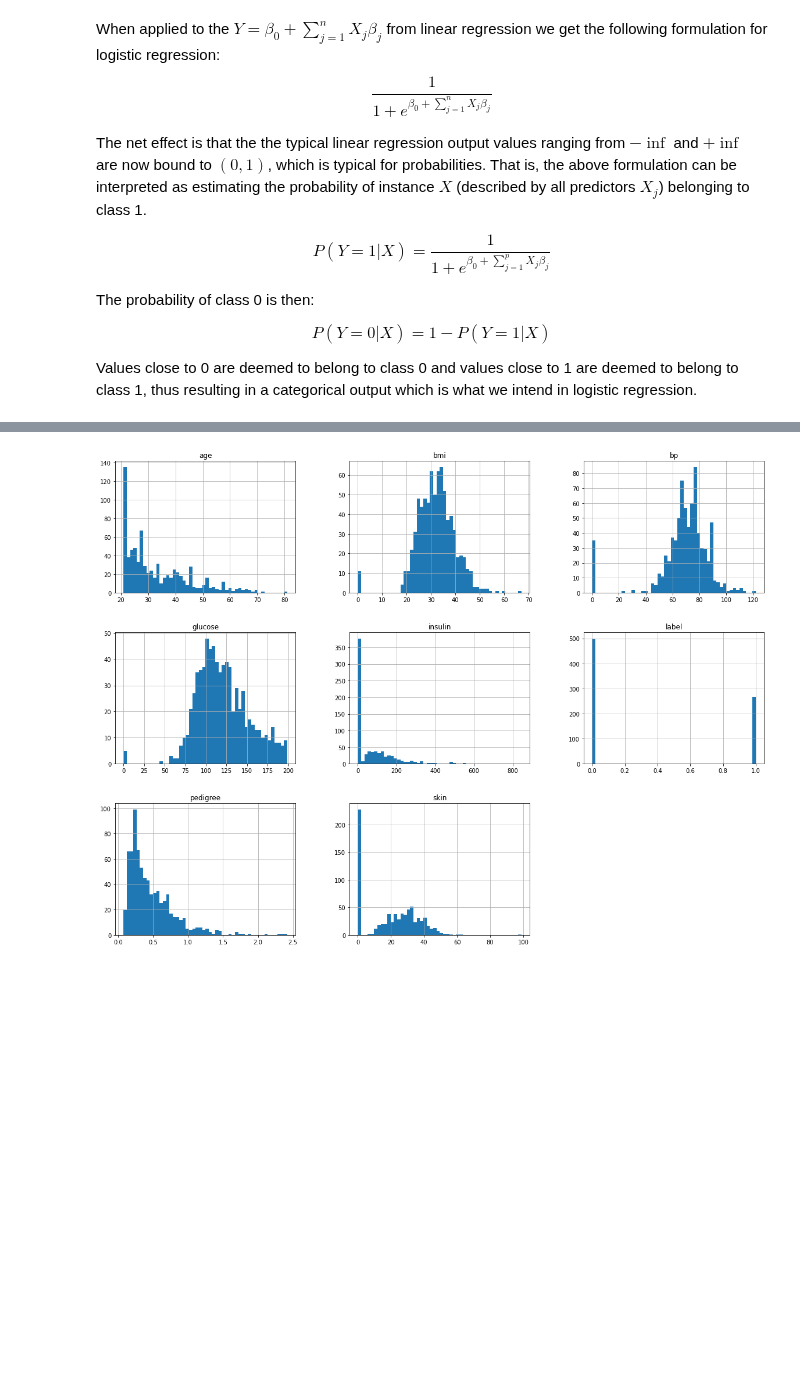
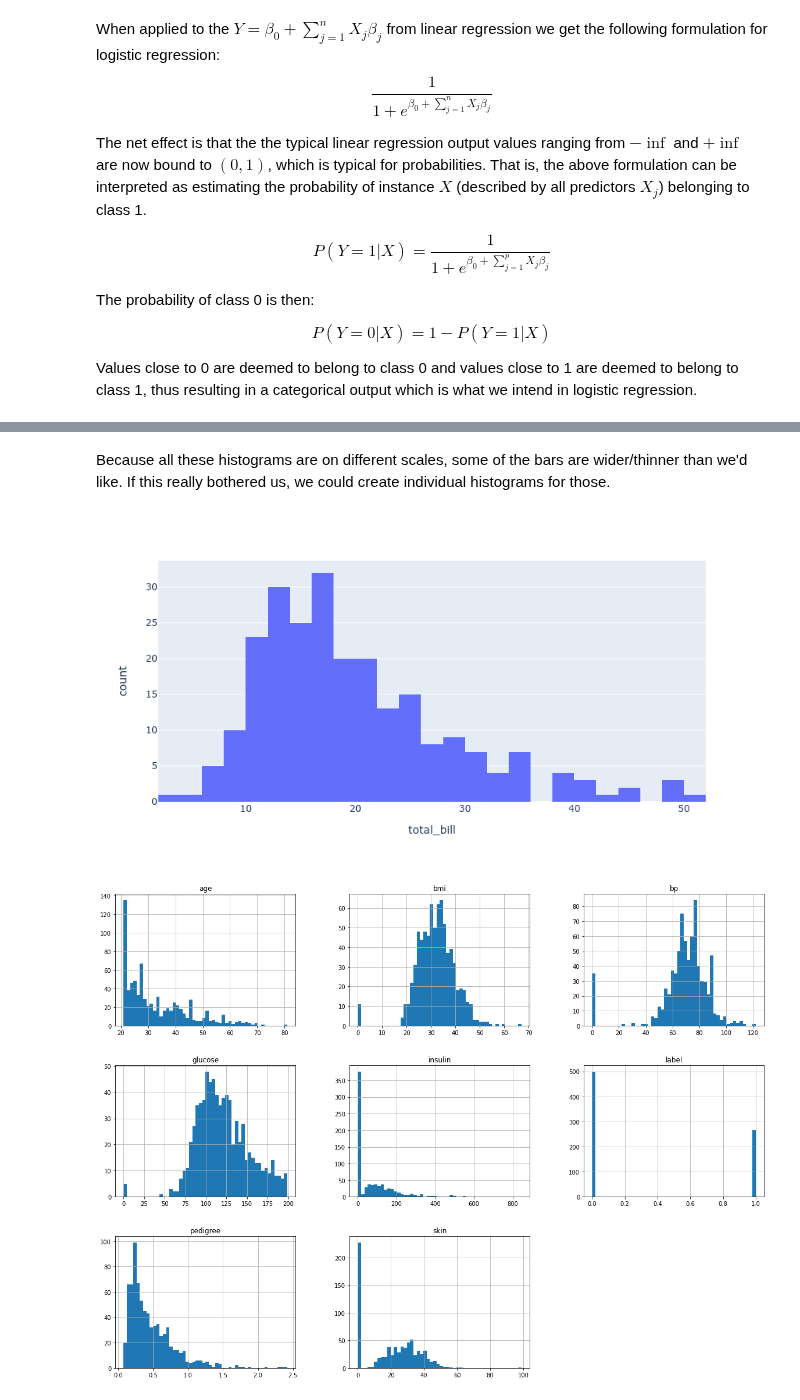
Before and after one commit to memphis-iis/datawhys-content-notebooks-python, a Jupyter notebook: Logistic-regression.ipynb, the cells around one changed output, grey strips where cells are left out. Drawn from its saved outputs; the diff is of its cells as text; code cells hidden in the pictures; blank space fills up the shorter version.

Commit message:
Facet histogram backup
num bars across all a problem; better to just do individually

```diff
--- a/Logistic-regression.ipynb
+++ b/Logistic-regression.ipynb
@@ -368,3 +546,11 @@ AO: This fails with xpython. We seem to have a problem where Python is failing o
+# %% [markdown]
+Because all these histograms are on different scales, some of the bars are wider/thinner than we'd like.
+If this really bothered us, we could create individual histograms for those.
+# %%
+df = px.data.tips()
+px.histogram(df, x="total_bill")
+# %% [output]
+[figure, added]
 # %%
 # generate a visualization of the correlation matrix above in the form of a heatmap
 %matplotlib inline
```
Also changed, not shown: parts of 52 cells of this notebook.
